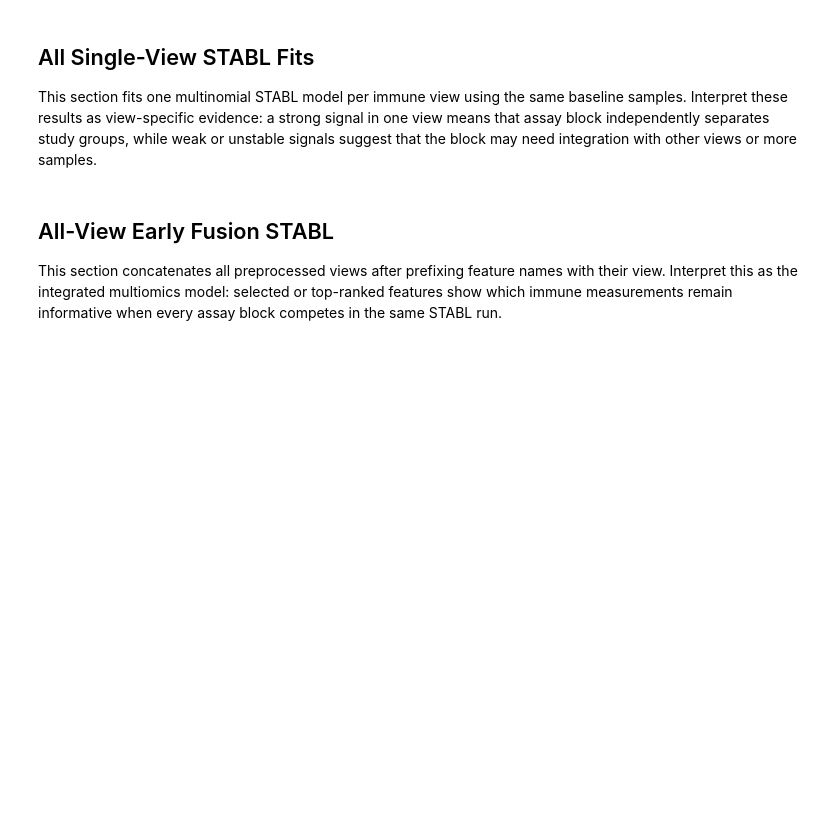
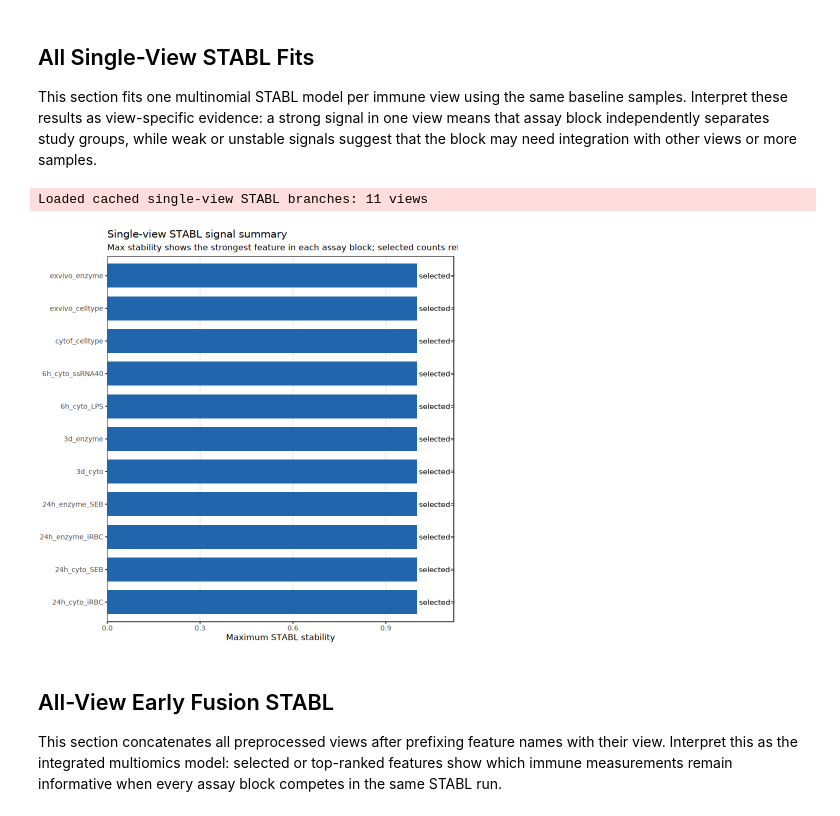
Before and after one commit to mdmanurung/costablr, a Jupyter notebook: scratch/01_stablr_baseline_groups_test.ipynb, the cells around one changed output. Saved outputs shown, nothing was run; the diff lists cells and outputs as text; code cells hidden in the pictures; blank space fills up the shorter version.

```diff
--- a/scratch/01_stablr_baseline_groups_test.ipynb
+++ b/scratch/01_stablr_baseline_groups_test.ipynb
@@ -1127,7 +1408,21 @@ if (isTRUE(RUN_CYTOF_SANITY_CHECK)) {
 
 This section fits one multinomial STABL model per immune view using the same baseline samples. Interpret these results as view-specific evidence: a strong signal in one view means that assay block independently separates study groups, while weak or unstable signals suggest that the block may need integration with other views or more samples.
 # %%
-if (isTRUE(RUN_ALL_SINGLE_VIEW_STABL)) {
+single_view_cache_paths <- purrr::map_chr(names(x_all_list), function(view) {
+  cached_rds_path(file.path("single_view", view), "stabl_fit_bundle")
+}) |>
+  stats::setNames(names(x_all_list))
+single_view_aggregate_cache_path <- cached_rds_path("single_view", "single_view_stabl_results")
+single_view_fits <- NULL
+
+if (isTRUE(LOAD_CACHED_RESULTS) && !isTRUE(FORCE_RECOMPUTE) && all(file.exists(single_view_cache_paths))) {
+  single_view_fits <- purrr::map(single_view_cache_paths, readRDS)
+  message("Loaded cached single-view STABL branches: ", length(single_view_fits), " views")
+} else if (isTRUE(LOAD_CACHED_RESULTS) && !isTRUE(FORCE_RECOMPUTE) && file.exists(single_view_aggregate_cache_path)) {
+  single_view_cached <- readRDS(single_view_aggregate_cache_path)
+  single_view_fits <- single_view_cached$fits
+  message("Loaded cached aggregate single-view STABL results: ", single_view_aggregate_cache_path)
+} else if (isTRUE(RUN_ALL_SINGLE_VIEW_STABL)) {
   single_view_fits <- purrr::imap(x_all_list, function(x, view) {
     seed_offset <- match(view, names(x_all_list)) * 100L
     fit_stabl_elastic_net(
@@ -1138,7 +1433,12 @@ if (isTRUE(RUN_ALL_SINGLE_VIEW_STABL)) {
       bootstrap_strata = bootstrap_strata_all
     )
   })
+} else {
+  missing_single_view <- names(single_view_cache_paths)[!file.exists(single_view_cache_paths)]
+  message("Single-view branches not refit. Missing cached views: ", paste(missing_single_view, collapse = ", "))
+}
 
+if (!is.null(single_view_fits)) {
   single_view_importances <- purrr::imap_dfr(single_view_fits, function(result, view) {
     importance_table(result$fit) |>
       dplyr::mutate(view = view, .before = 1L)
@@ -1181,40 +1481,45 @@ if (isTRUE(RUN_ALL_SINGLE_VIEW_STABL)) {
     ggplot2::aes(x = forcats::fct_reorder(.data$view, .data$max_stability),
                  y = .data$max_stability, fill = .data$n_selected > 0)
   ) +
     ggplot2::geom_col(width = 0.72) +
     ggplot2::geom_text(ggplot2::aes(label = paste0("selected=", .data$n_selected)),
                        hjust = -0.05, size = 3) +
     ggplot2::coord_flip() +
     ggplot2::scale_y_continuous(limits = c(0, 1), expand = ggplot2::expansion(mult = c(0, 0.12))) +
     ggplot2::scale_fill_manual(values = c(`TRUE` = "#2166AC", `FALSE` = "grey70"), guide = "none") +
     ggplot2::labs(
       title = "Single-view STABL signal summary",
       subtitle = "Max stability shows the strongest feature in each assay block; selected counts reflect the FDP+ threshold.",
       x = NULL,
       y = "Maximum STABL stability"
     ) +
     ggplot2::theme_bw(base_size = 10) +
     ggplot2::theme(panel.grid.minor = ggplot2::element_blank())
 
-  cache_object(
-    list(fits = single_view_fits, summary = single_view_summary,
-         importances = single_view_importances, signatures = single_view_signatures,
-         top_predictors = single_view_top_predictors),
-    "single_view_stabl_results",
-    branch = "single_view"
-  )
+  if (isTRUE(RUN_ALL_SINGLE_VIEW_STABL)) {
+    cache_object(
+      list(fits = single_view_fits, summary = single_view_summary,
+           importances = single_view_importances, signatures = single_view_signatures,
+           top_predictors = single_view_top_predictors),
+      "single_view_stabl_results",
+      branch = "single_view"
+    )
+  }
 
   save_table(single_view_summary, "single_view_summary.csv")
   save_table(single_view_importances, "single_view_importances.csv")
   save_table(single_view_signatures, "single_view_signature_table.csv")
   save_table(single_view_top_predictors, "single_view_top_predictors_by_group.csv")
   save_plot(single_view_summary_plot, "single_view_summary.png", width = 9, height = 6)
 
   single_view_summary
   single_view_selected
   single_view_top_predictors
   single_view_summary_plot
 }
+# %% [output]
+Loaded cached single-view STABL branches: 11 views
+[figure, added]
 # %% [markdown]
 ## All-View Early Fusion STABL
 
```
Also changed, not shown: parts of 17 cells of this notebook, 17 other files.
